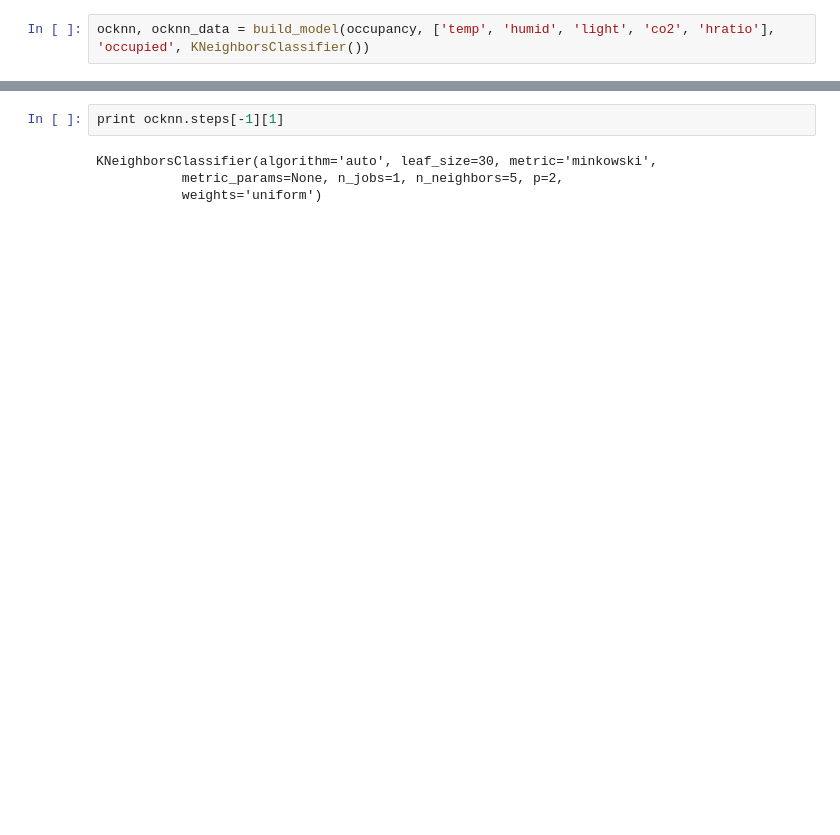
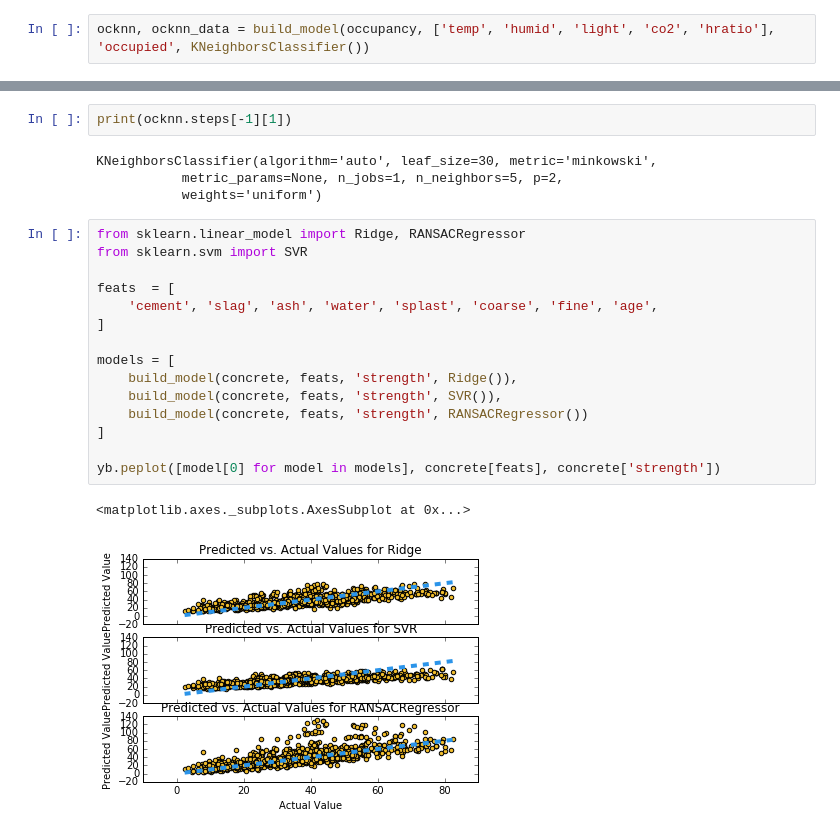
Before and after one commit to DistrictDataLabs/yellowbrick, a Jupyter notebook: examples/examples.ipynb, the cells around one changed output, grey strips where cells are left out. Cells and saved outputs as stored; diff of their text form; blank space fills up the shorter version.

```diff
--- a/examples/examples.ipynb
+++ b/examples/examples.ipynb
@@ -110,6 +110,24 @@ array([<matplotlib.axes._subplots.AxesSubplot object at 0x...>,
 # %%
-print ocknn.steps[-1][1]
+print(ocknn.steps[-1][1])
 # %% [output]
 KNeighborsClassifier(algorithm='auto', leaf_size=30, metric='minkowski',
            metric_params=None, n_jobs=1, n_neighbors=5, p=2,
            weights='uniform')
+# %%
+from sklearn.linear_model import Ridge, RANSACRegressor
+from sklearn.svm import SVR
+
+feats  = [
+    'cement', 'slag', 'ash', 'water', 'splast', 'coarse', 'fine', 'age',
+]
+
+models = [
+    build_model(concrete, feats, 'strength', Ridge()),
+    build_model(concrete, feats, 'strength', SVR()),
+    build_model(concrete, feats, 'strength', RANSACRegressor())
+]
+
+yb.peplot([model[0] for model in models], concrete[feats], concrete['strength'])
+# %% [output]
+<matplotlib.axes._subplots.AxesSubplot at 0x...>
+[figure, added]
```
Also changed, not shown: parts of 2 cells of this notebook, 6 other files.
